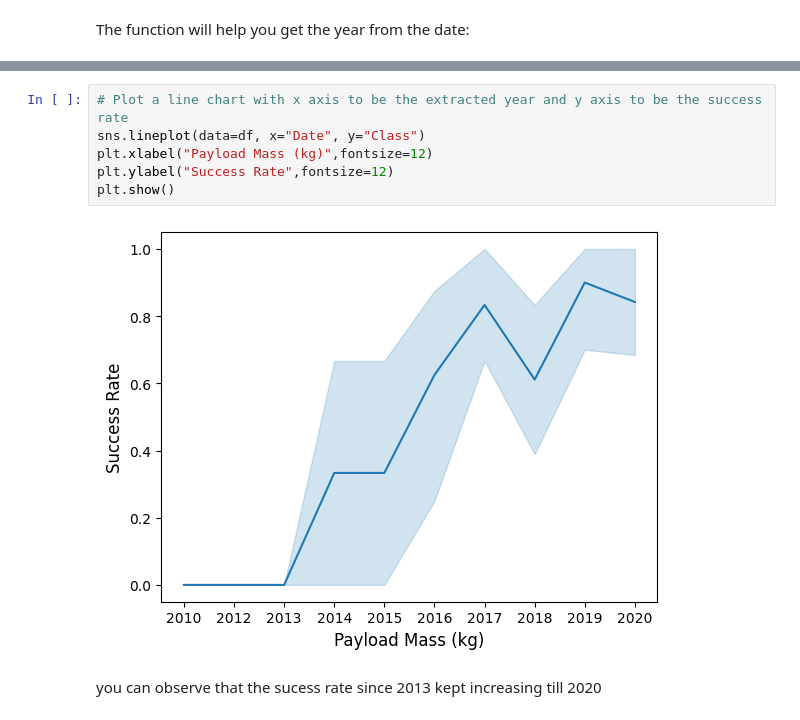
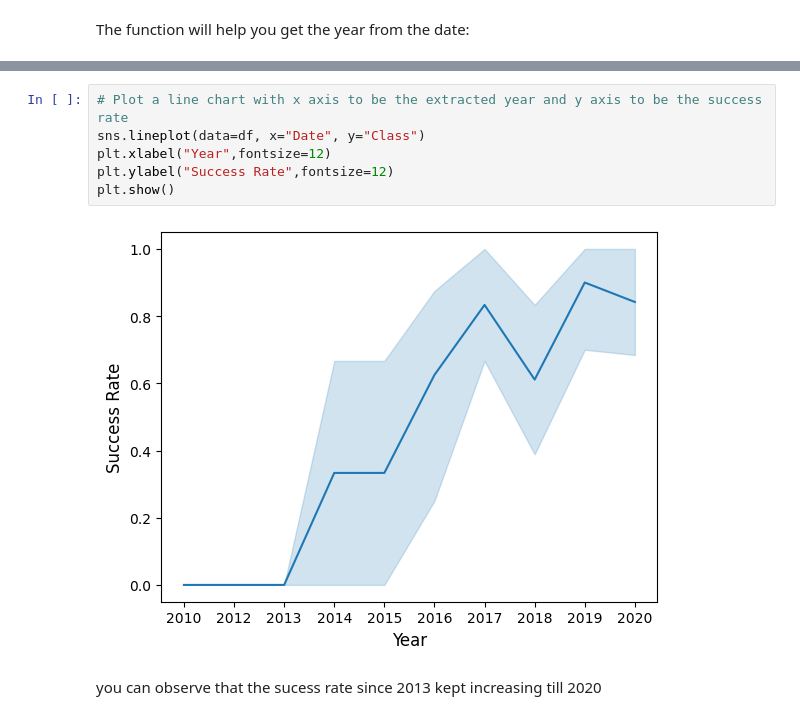
Before and after one commit to LusiDK/ADSC, a Jupyter notebook: 05_SpaceX_EDA_Visualization.ipynb, the cells around one changed output, grey strips where cells are left out. Saved outputs shown, nothing was run; the diff lists cells and outputs as text.

```diff
--- a/05_SpaceX_EDA_Visualization.ipynb
+++ b/05_SpaceX_EDA_Visualization.ipynb
@@ -185,11 +185,11 @@ df.head()
 # %%
 # Plot a line chart with x axis to be the extracted year and y axis to be the success rate
 sns.lineplot(data=df, x="Date", y="Class")
-plt.xlabel("Payload Mass (kg)",fontsize=12)
+plt.xlabel("Year",fontsize=12)
 plt.ylabel("Success Rate",fontsize=12)
 plt.show()
 # %% [output]
-[figure, old version]
+[figure, new version]
 # %% [markdown]
 you can observe that the sucess rate since 2013 kept increasing till 2020
 # %%
```
Also changed, not shown: parts of 4 cells of this notebook.
